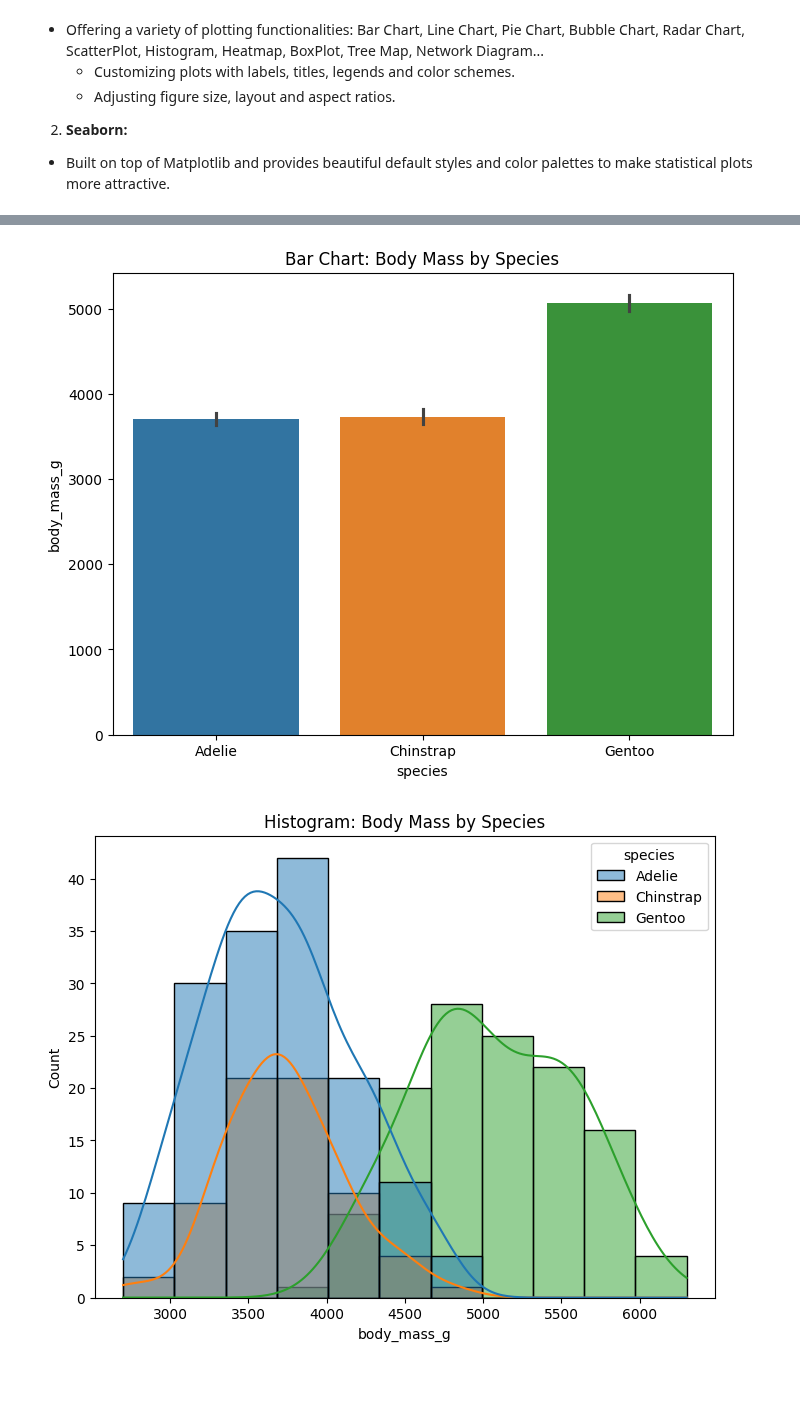
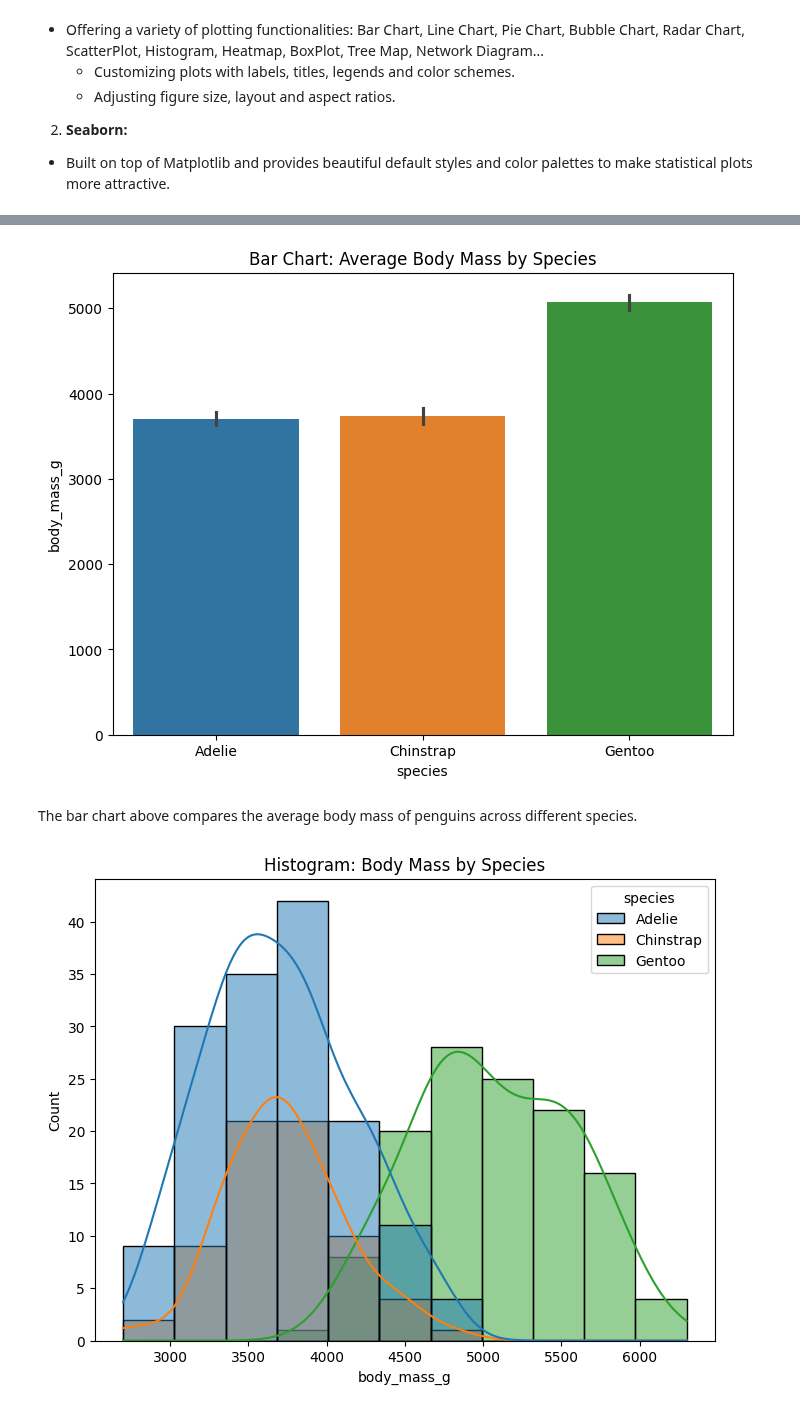
Before and after one commit to wuindapoet/PythonPractice, a Jupyter notebook: Practice_Python_for_AI_.ipynb, the cells around one changed output, grey strips where cells are left out. Saved outputs shown, nothing was run; the diff lists cells and outputs as text; code cells hidden in the pictures; blank space fills up the shorter version.

```diff
--- a/Practice_Python_for_AI_.ipynb
+++ b/Practice_Python_for_AI_.ipynb
@@ -244,11 +249,13 @@ plt.show()
 # %%
 ## bar chart
 plt.figure(figsize=(8,6))
 sns.barplot(data=penguins, x="species", y="body_mass_g", hue='species')
-plt.title("Bar Chart: Body Mass by Species")
+plt.title("Bar Chart: Average Body Mass by Species")
 plt.show()
 # %% [output]
-[figure, old version]
+[figure, new version]
+# %% [markdown]
+The bar chart above compares the average body mass of penguins across different species.
 # %%
 ## Histogram
 plt.figure(figsize=(8,6))
```
Also changed, not shown: parts of 29 cells of this notebook.
